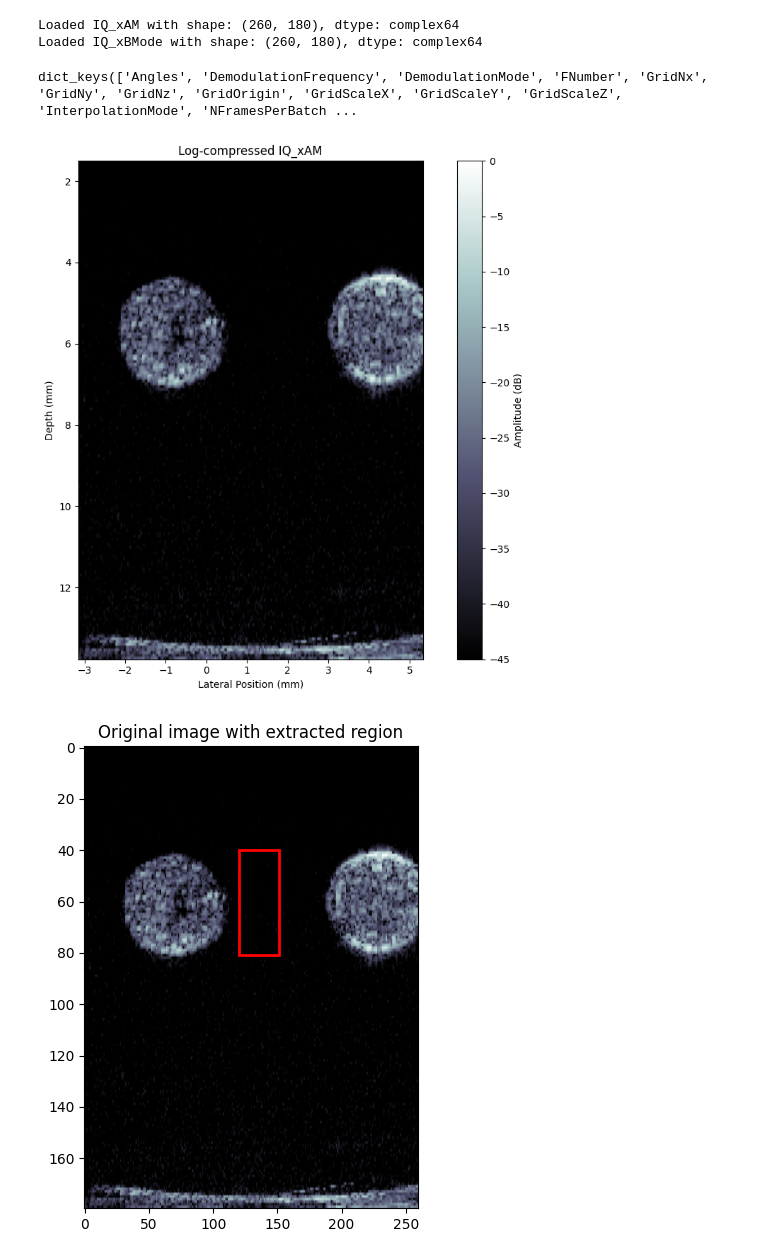
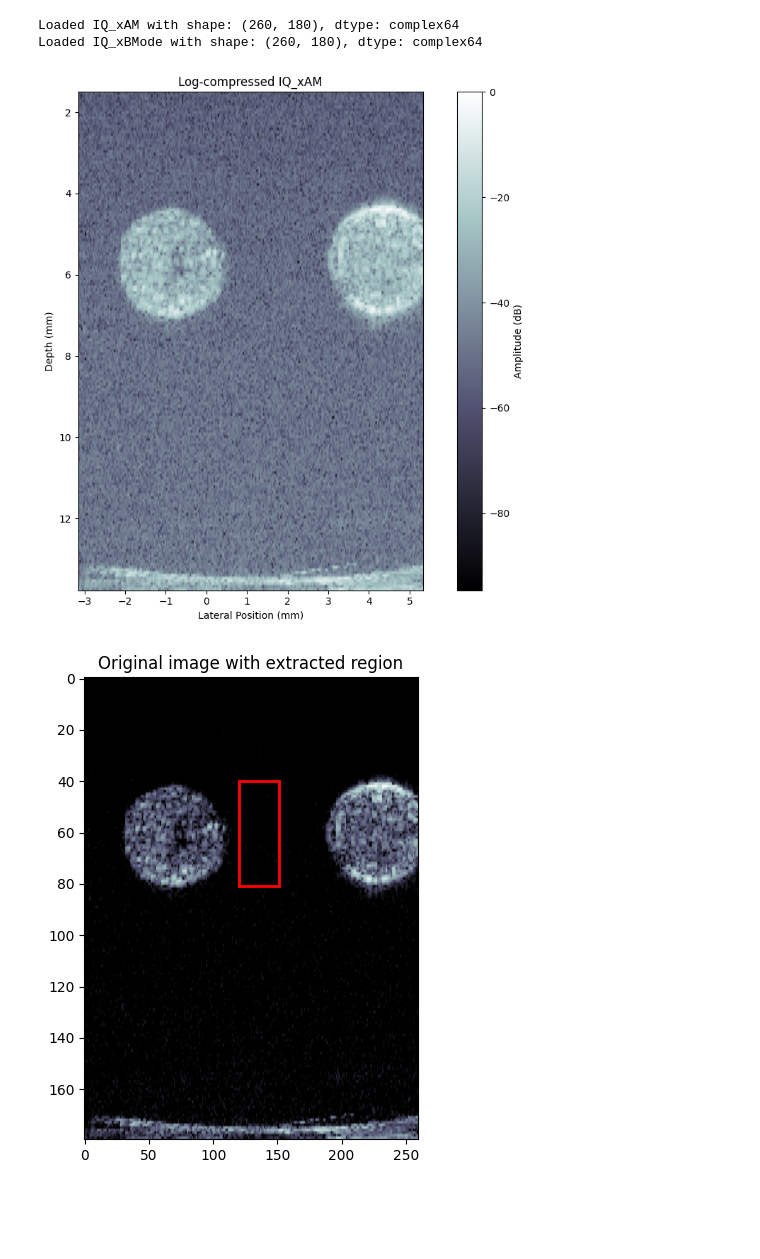
Before and after one commit to fabibombo/NB3026-ultrasound-processing, a Jupyter notebook: lab_ultrasound.ipynb, the cells around one changed output. Cells and saved outputs as stored; diff of their text form; code cells hidden in the pictures; blank space fills up the shorter version.

```diff
--- a/notebook2.ipynb
+++ b/lab_ultrasound.ipynb
@@ -104,14 +7,10 @@ def extract_mat_file(filepath):
 data_dir = "./data/BioUSElective_20260506_JTLRYTAA/ST/"
 filepath = data_dir + "data_20260506_164831_ST_5.9Vmat_20260506_165551.mat"
 
-BFData, ReconParams = extract_mat_file(filepath)
+BFData, ReconParams = utils.extract_mat_file(filepath)
 # %% [output]
 Loaded IQ_xAM with shape: (260, 180), dtype: complex64
 Loaded IQ_xBMode with shape: (260, 180), dtype: complex64
-# %%
-ReconParams.keys()
-# %% [output]
-dict_keys(['Angles', 'DemodulationFrequency', 'DemodulationMode', 'FNumber', 'GridNx', 'GridNy', 'GridNz', 'GridOrigin', 'GridScaleX', 'GridScaleY', 'GridScaleZ', 'InterpolationMode', 'NFramesPerBatch ...
 # %%
 def plot_beamformed_image(BFData, ReconParams, mode='BMode', figsize=(10, 8),
                           cmap='bone', show_colorbar=True,
@@ -129,20 +28,20 @@ def plot_beamformed_image(BFData, ReconParams, mode='BMode', figsize=(10, 8),
     if iq_data is None:
         raise KeyError(f"Data for mode {mode} not found in BFData")
 
+    #envelope = # TAKE THE ENVELOPE
     envelope = np.abs(iq_data)
     envelope = envelope.T
 
     #log-compression
     if IMG_max is None:
         IMG_max = np.max(envelope)
-    log_env = 20 * np.log10(envelope / IMG_max)        # 0 at max
+    log_env = 20 * np.log10(envelope / IMG_max)        # hide only part of the log-compression formula, tell them to look at slide 30 of 06 - Medical Ultrasound Slides
     if IMG_min is None:
         min_db = -db_range
-    else:
+    else: #IMG_min / IMG_max
         min_db = 20 * np.log10(IMG_min / IMG_max)
-        print(min_db)
 
-    if full_db_range==True:
+    if full_db_range==True #np.min(envelope) / np.max(envelope)
         min_db = 20 * np.log10(np.min(envelope) / np.max(envelope))
 
     img_compressed = np.clip(log_env, min_db, 0)
@@ -174,8 +73,8 @@ def plot_beamformed_image(BFData, ReconParams, mode='BMode', figsize=(10, 8),
     return img_compressed, envelope, lateral_mm, depth_mm
 # %%
 # Example usage:
-img_log, envelope, lateral_mm, depth_mm = plot_beamformed_image(BFData, ReconParams, mode='AM', full_db_range=False)
+img_log, envelope, lateral_mm, depth_mm = plot_beamformed_image(BFData, ReconParams, mode='AM', full_db_range=True)
 # fig2, ax2 = plot_beamformed_image(BFData, ReconParams, mode='BMode')
 # %% [output]
-[figure, old version]
+[figure, new version]
 # %%
```
Also changed, not shown: parts of 11 cells of this notebook, 5 other files.
